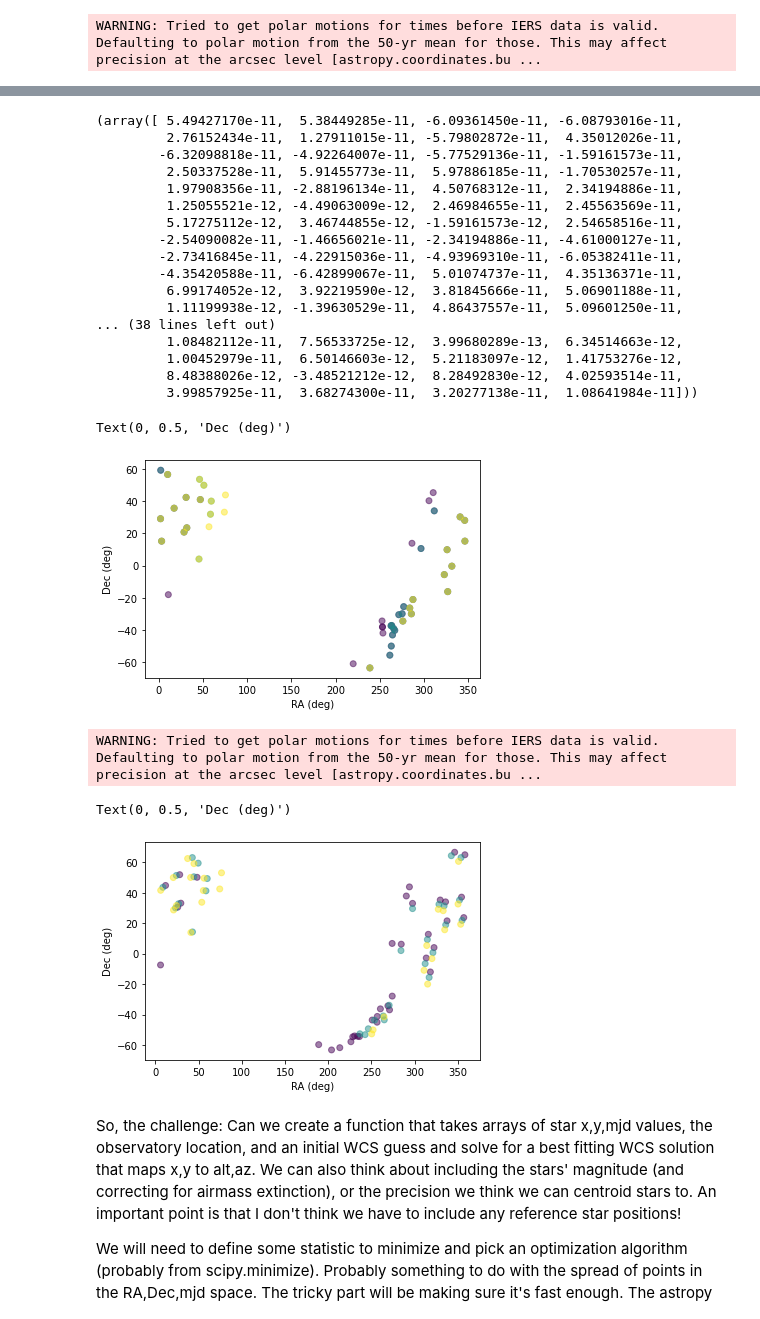
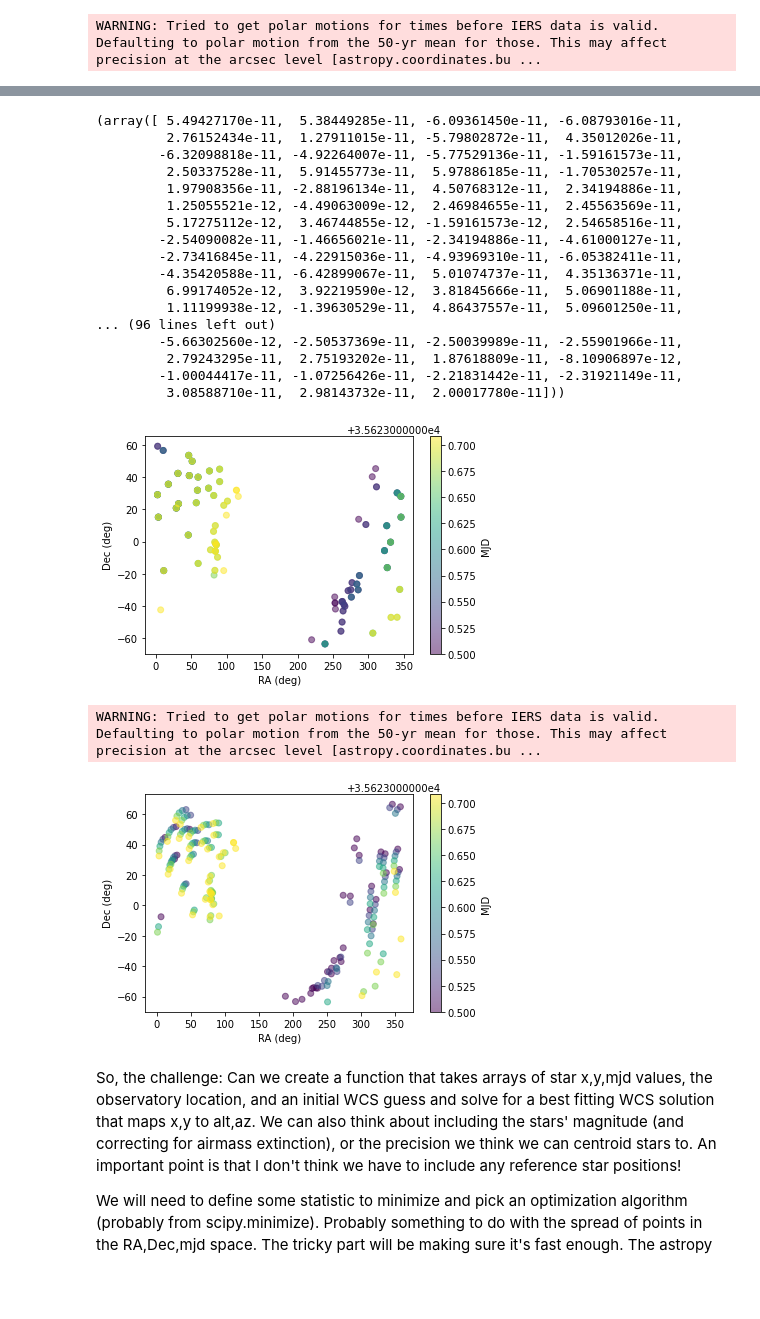
Before and after one commit to yoachim/20_Scratch, a Jupyter notebook: all_sky_example/example_all_sky.ipynb, the cells around one changed output, grey strips where cells are left out. Drawn from its saved outputs; the diff is of its cells as text; code cells hidden in the pictures; blank space fills up the shorter version.

```diff
--- a/all_sky_example/example_all_sky.ipynb
+++ b/all_sky_example/example_all_sky.ipynb
@@ -37,7 +37,8 @@ w.wcs.pc = x0[4:8].reshape((2, 2))
 w.wcs.ctype = ["ALON-ZEA", "ALAT-ZEA"]
 # %%
 # Set 3 different times to observe
-mjds = np.arange(0,3,1)/24. + 35623.5
+#mjds = np.arange(0,3,1)/24. + 35623.5
+mjds = np.arange(0,6,1)/24. + 35623.5
 times = Time(mjds, format='mjd')
 # %%
 # lists to hold observations
@@ -105,11 +106,11 @@ ra_resid, dec_resid
         -4.35420588e-11, -6.42899067e-11,  5.01074737e-11,  4.35136371e-11,
          6.99174052e-12,  3.92219590e-12,  3.81845666e-11,  5.06901188e-11,
          1.11199938e-12, -1.39630529e-11,  4.86437557e-11,  5.09601250e-11,
-... (38 lines left out)
-         1.08482112e-11,  7.56533725e-12,  3.99680289e-13,  6.34514663e-12,
-         1.00452979e-11,  6.50146603e-12,  5.21183097e-12,  1.41753276e-12,
-         8.48388026e-12, -3.48521212e-12,  8.28492830e-12,  4.02593514e-11,
-         3.99857925e-11,  3.68274300e-11,  3.20277138e-11,  1.08641984e-11]))
+... (96 lines left out)
+        -5.66302560e-12, -2.50537369e-11, -2.50039989e-11, -2.55901966e-11,
+         2.79243295e-11,  2.75193202e-11,  1.87618809e-11, -8.10906897e-12,
+        -1.00044417e-11, -1.07256426e-11, -2.21831442e-11, -2.31921149e-11,
+         3.08588710e-11,  2.98143732e-11,  2.00017780e-11]))
 # %%
 # most stars have three overlapping points. Some are all yellow (they were observed once and set),
 # and some are purple (stars that rose and were only in the final image)
@@ -117,9 +118,10 @@ ra_resid, dec_resid
 plt.scatter(ras_back, decs_back, c=mjd_arr, alpha=.5)
 plt.xlabel('RA (deg)')
 plt.ylabel('Dec (deg)')
+cb = plt.colorbar()
+cb.set_label('MJD')
 # %% [output]
-Text(0, 0.5, 'Dec (deg)')
-[figure, old version]
+[figure, new version]
 # %%
 # So, we showed we can round-trip the transformation of coordinates, let's see what happens if our WCS is slightly off
 
@@ -151,11 +153,12 @@ WARNING: Tried to get polar motions for times before IERS data is valid. Default
 # %%
 # Now the stars are spread out in RA,Dec because the transformation was slightly off.
 plt.scatter(ras_back, decs_back, c=mjd_arr, alpha=0.5)
 plt.xlabel('RA (deg)')
 plt.ylabel('Dec (deg)')
+cb = plt.colorbar()
+cb.set_label('MJD')
 # %% [output]
-Text(0, 0.5, 'Dec (deg)')
-[figure, old version]
+[figure, new version]
 # %% [markdown]
 So, the challenge: Can we create a function that takes arrays of star x,y,mjd values, the observatory location, and an initial WCS guess and solve for a best fitting WCS solution that maps x,y to alt,az. We can also think about including the stars' magnitude (and correcting for airmass extinction), or the precision we think we can centroid stars to. An important point is that I don't think we have to include any reference star positions!
 
```
Also changed, not shown: parts of 7 cells of this notebook.
